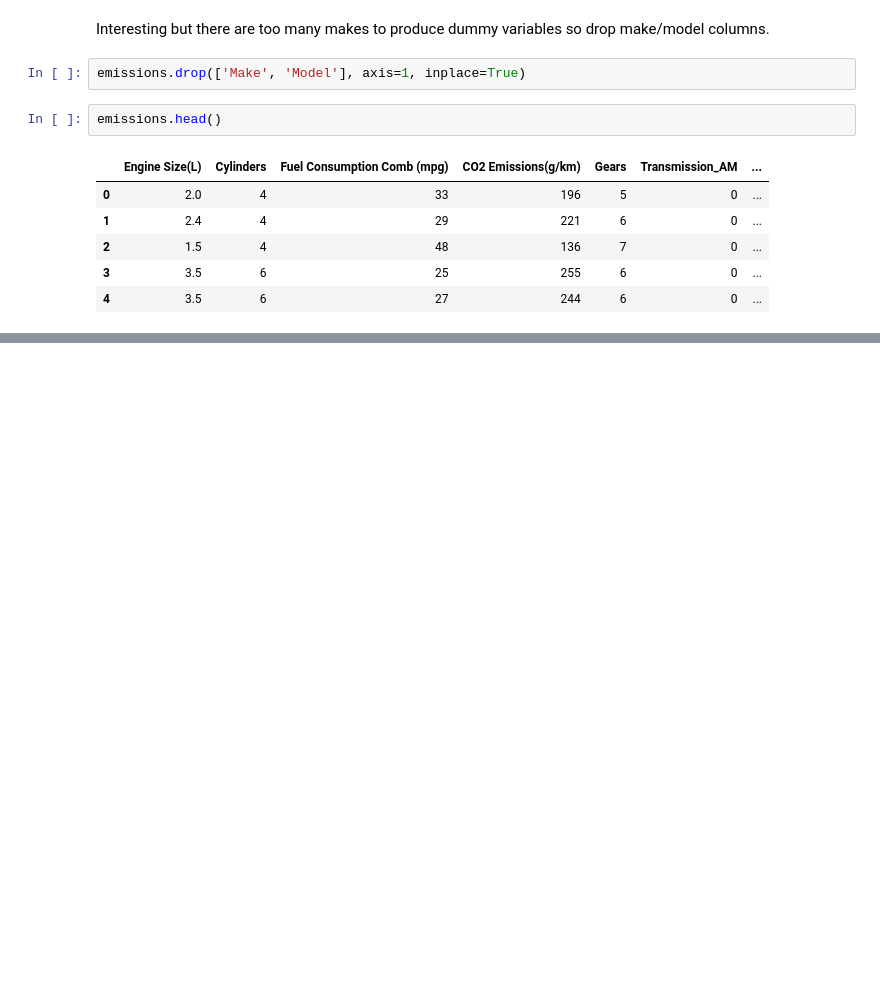
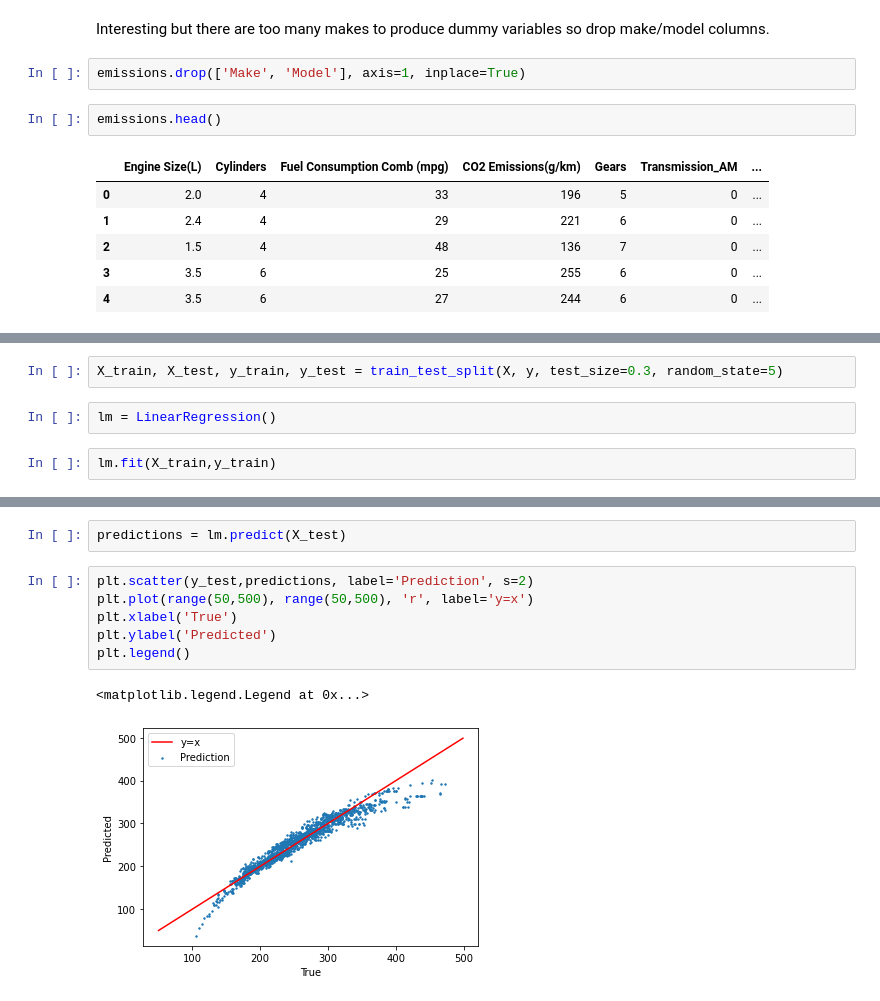
Before and after one commit to tbache/CO2_emissions_regression, a Jupyter notebook: CO2_emissions_regression.ipynb, the cells around one changed output, grey strips where cells are left out. Drawn from its saved outputs; the diff is of its cells as text; blank space fills up the shorter version.

```diff
--- a/CO2_emissions_regression.ipynb
+++ b/CO2_emissions_regression.ipynb
@@ -507,0 +526,6 @@ emissions.head()
+# %%
+X_train, X_test, y_train, y_test = train_test_split(X, y, test_size=0.3, random_state=5)
+# %%
+lm = LinearRegression()
+# %%
+lm.fit(X_train,y_train)
@@ -507,0 +550,11 @@ emissions.head()
+# %%
+predictions = lm.predict(X_test)
+# %%
+plt.scatter(y_test,predictions, label='Prediction', s=2)
+plt.plot(range(50,500), range(50,500), 'r', label='y=x')
+plt.xlabel('True')
+plt.ylabel('Predicted')
+plt.legend()
+# %% [output]
+<matplotlib.legend.Legend at 0x...>
+[figure, added]
```
Also changed, not shown: parts of 18 cells of this notebook.
